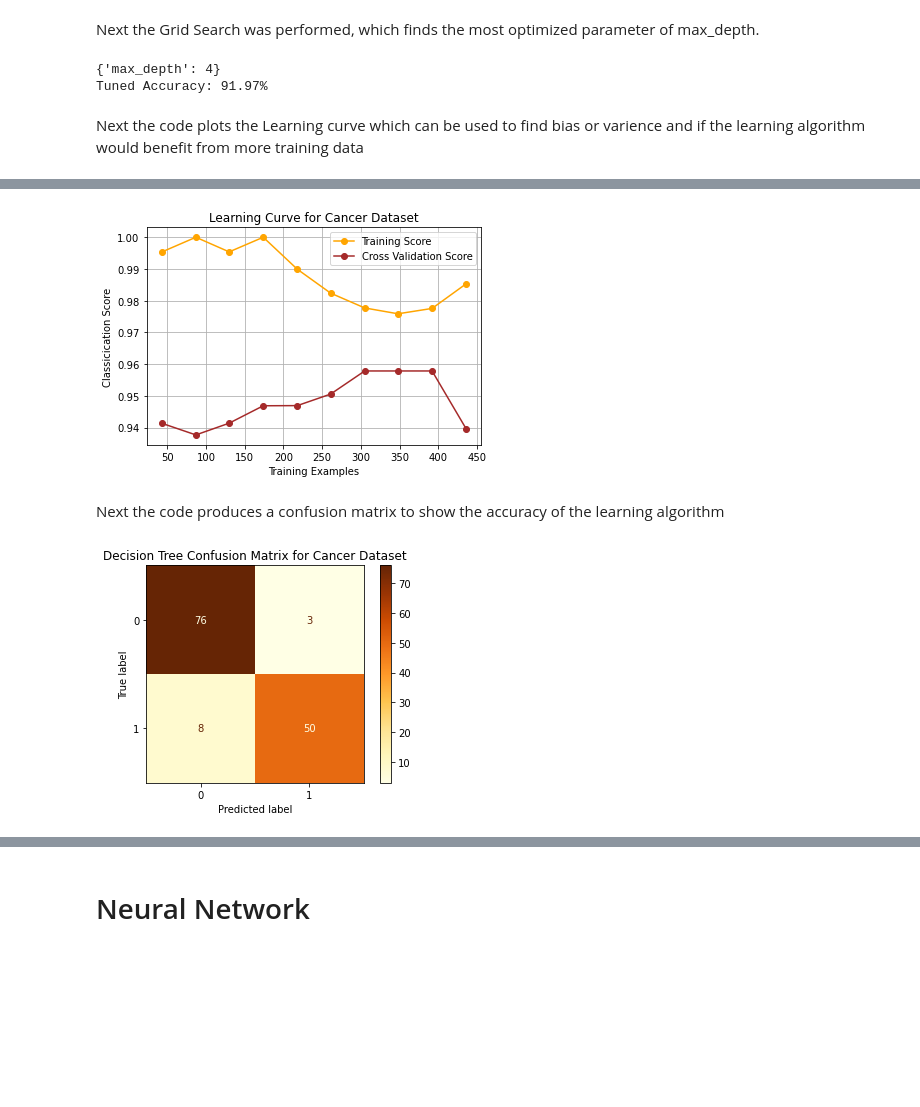
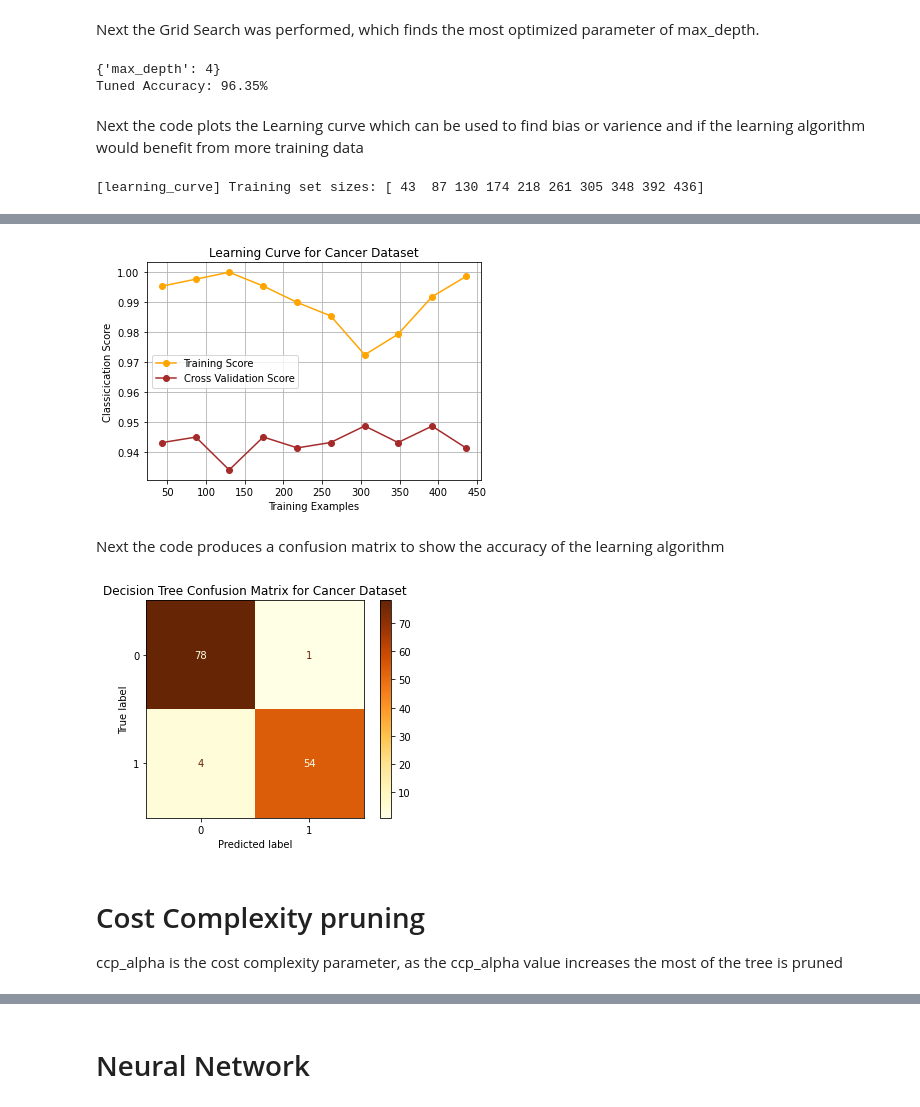
Before and after one commit to jbanigan/CS-7641, a Jupyter notebook: Supervised Learning/Supervised_Learning.ipynb, the cells around one changed output, grey strips where cells are left out. Drawn from its saved outputs; the diff is of its cells as text; code cells hidden in the pictures; blank space fills up the shorter version.

```diff
--- a/Supervised Learning/Supervised_Learning.ipynb
+++ b/Supervised Learning/Supervised_Learning.ipynb
@@ -100,7 +100,7 @@ plt.show()
 # %% [markdown]
 Next the Grid Search was performed, which finds the most optimized parameter of max_depth.
 # %%
-tuned_dt_clf = GridSearchCV(DecisionTreeClassifier(),
+tuned_dt_clf = GridSearchCV(DecisionTreeClassifier(criterion = 'entropy'),
                            param_grid={'max_depth' : max_depth},
                            cv=5)
 tuned_dt_clf.fit(X_train, y_train)
@@ -112,14 +112,16 @@ print(best_dt_params)
 print("Tuned Accuracy: %.2f%%"%dt_acc)
 # %% [output]
 {'max_depth': 4}
-Tuned Accuracy: 91.97%
+Tuned Accuracy: 96.35%
 # %% [markdown]
 Next the code plots the Learning curve which can be used to find bias or varience and if the learning algorithm would benefit from more training data
 # %%
 train_sizes, dt_train_scores, test_scores = learning_curve(best_dt_clf,
                                                            X_train,
                                                            y_train,
-                                                           train_sizes=np.linspace(0.1,1.0,10))
+                                                           train_sizes=np.linspace(0.1,1.0,10),
+                                                           verbose=2,
+                                                          n_jobs=2)
 plt.figure()
 plt.plot(train_sizes, np.mean(dt_train_scores, axis=1),'o-',
         label='Training Score',color='orange')
@@ -133,3 +135,4 @@ plt.grid()
 plt.savefig('img/DT_learning_curve '+dataset+'.png')
 plt.show()
 # %% [output]
+[learning_curve] Training set sizes: [ 43  87 130 174 218 261 305 348 392 436]
@@ -136,4 +142,4 @@ plt.show()
-[figure, old version]
+[figure, new version]
 # %% [markdown]
 Next the code produces a confusion matrix to show the accuracy of the learning algorithm
 # %%
@@ -142,4 +148,7 @@ plt.title('Decision Tree Confusion Matrix for '+dataset)
 plt.savefig('img/DT_confusion '+dataset+'.png')
 plt.show()
 # %% [output]
-[figure, old version]
+[figure, new version]
+# %% [markdown]
+# Cost Complexity pruning
+ccp_alpha is the cost complexity parameter, as the ccp_alpha value increases the most of the tree is pruned
```
Also changed, not shown: parts of 18 cells of this notebook, 39 other files.
